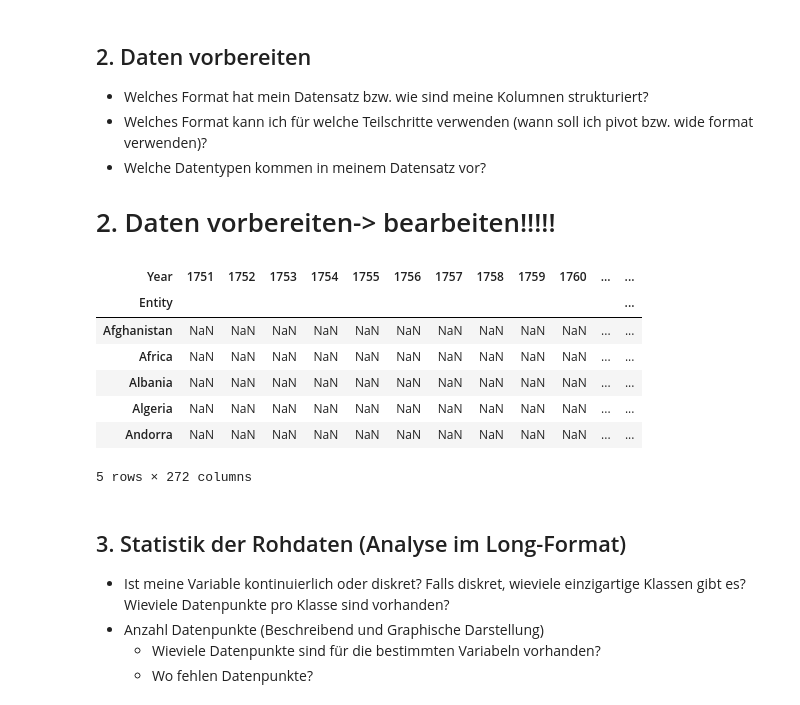
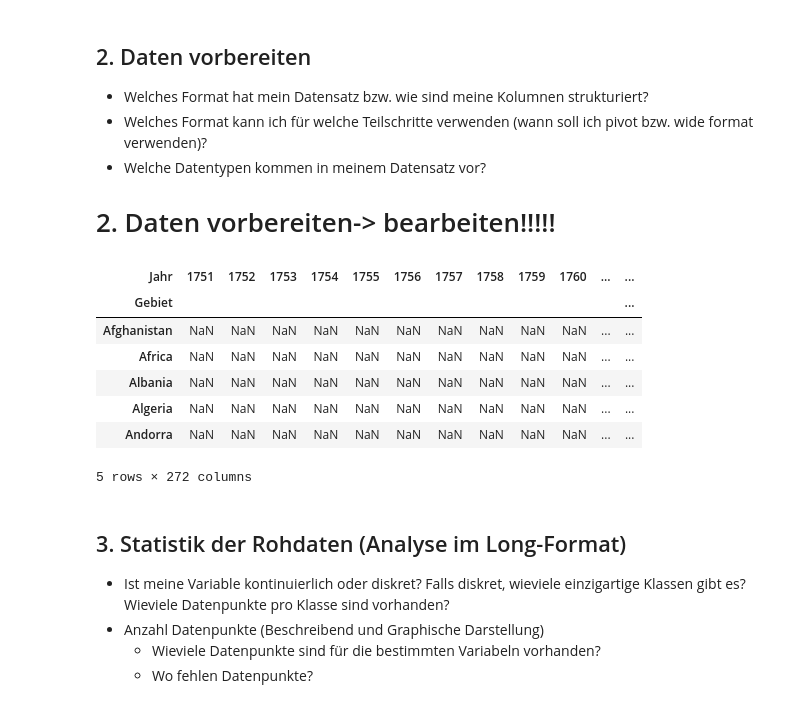
Before and after one commit to melisadedukic/MeliAjna, a Jupyter notebook: LN Python Melisa_Ajna.ipynb, the cells around one changed output. Cells and saved outputs as stored; diff of their text form; code cells hidden in the pictures.

```diff
--- a/LN Python Melisa_Ajna.ipynb
+++ b/LN Python Melisa_Ajna.ipynb
@@ -39,11 +39,11 @@ df.head()
 - Welche Datentypen kommen in meinem Datensatz vor?
 # 2. Daten vorbereiten-> bearbeiten!!!!!
 # %%
-df_pivot = df.pivot(index='Entity', columns='Year', values='Under-five mortality rate')
+df_pivot = df.pivot(index='Gebiet', columns='Jahr', values='Unter 5 Sterblichkeitsrate')
 df_pivot.head()
 # %% [output]
-| Year | 1751 | 1752 | 1753 | 1754 | 1755 | 1756 | 1757 | 1758 | 1759 | 1760 | ... | ... |
-| Entity |  |  |  |  |  |  |  |  |  |  |  | ... |
+| Jahr | 1751 | 1752 | 1753 | 1754 | 1755 | 1756 | 1757 | 1758 | 1759 | 1760 | ... | ... |
+| Gebiet |  |  |  |  |  |  |  |  |  |  |  | ... |
 | Afghanistan | NaN | NaN | NaN | NaN | NaN | NaN | NaN | NaN | NaN | NaN | ... | ... |
 | Africa | NaN | NaN | NaN | NaN | NaN | NaN | NaN | NaN | NaN | NaN | ... | ... |
 | Albania | NaN | NaN | NaN | NaN | NaN | NaN | NaN | NaN | NaN | NaN | ... | ... |
```
Also changed, not shown: parts of 11 cells of this notebook.
